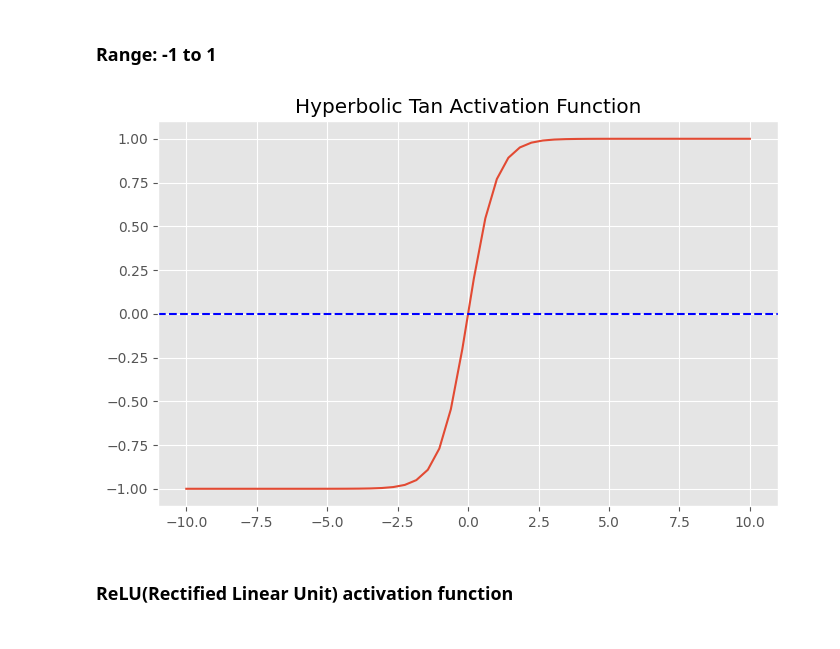
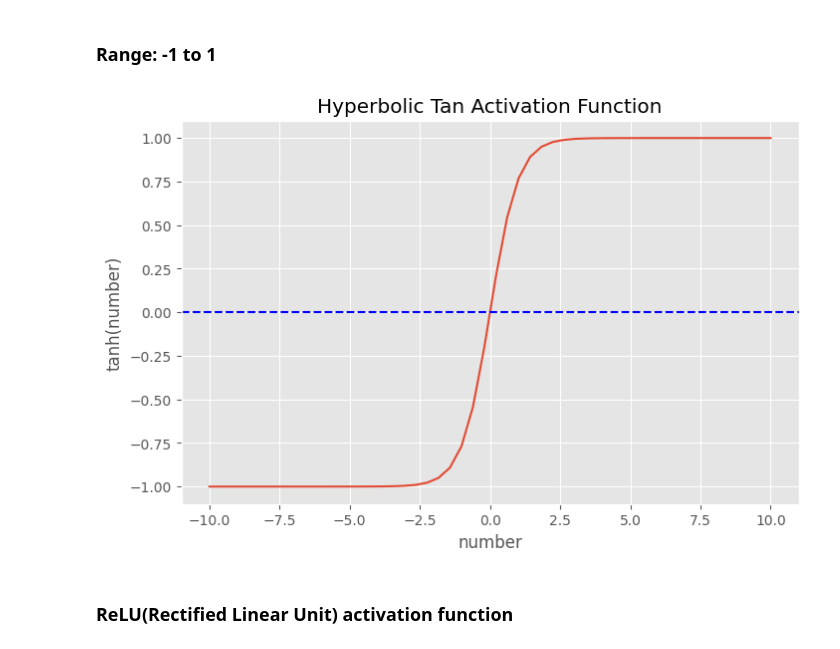
Before and after one commit to alaminbhuyan/Activation-Function-Implementation, a Jupyter notebook: Activation Function.ipynb, the cells around one changed output. Cells and saved outputs as stored; diff of their text form; code cells hidden in the pictures.

```diff
--- a/Activation Function.ipynb
+++ b/Activation Function.ipynb
@@ -100,18 +106,20 @@ The numbers are:  [-10.          -9.59183673  -9.18367347  -8.7755102   -8.36734
 # %%
 plt.style.use('ggplot')
 plt.figure(figsize=(8,5))
 
 def tanh(number):
     return np.tanh(number)
 
 number = np.linspace(-10, 10)
 # print("The numbers are: ", number)
 plt.plot(number, tanh(number))
 plt.axhline(y=0.0, color='blue', linestyle='--')
 plt.title("Hyperbolic Tan Activation Function")
+plt.xlabel(xlabel="number")
+plt.ylabel(ylabel="tanh(number)")
 plt.show()
 # %% [output]
-[figure, old version]
+[figure, new version]
 # %% [markdown]
 ### ReLU(Rectified Linear Unit) activation function
 # %% [markdown]
```
Also changed, not shown: parts of 10 cells of this notebook.
